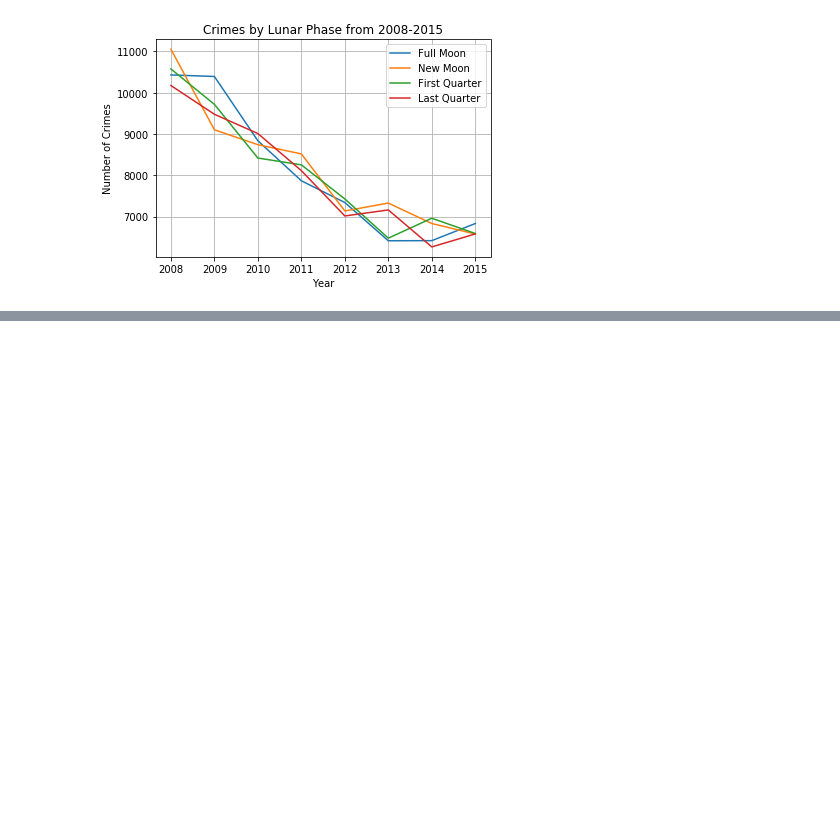
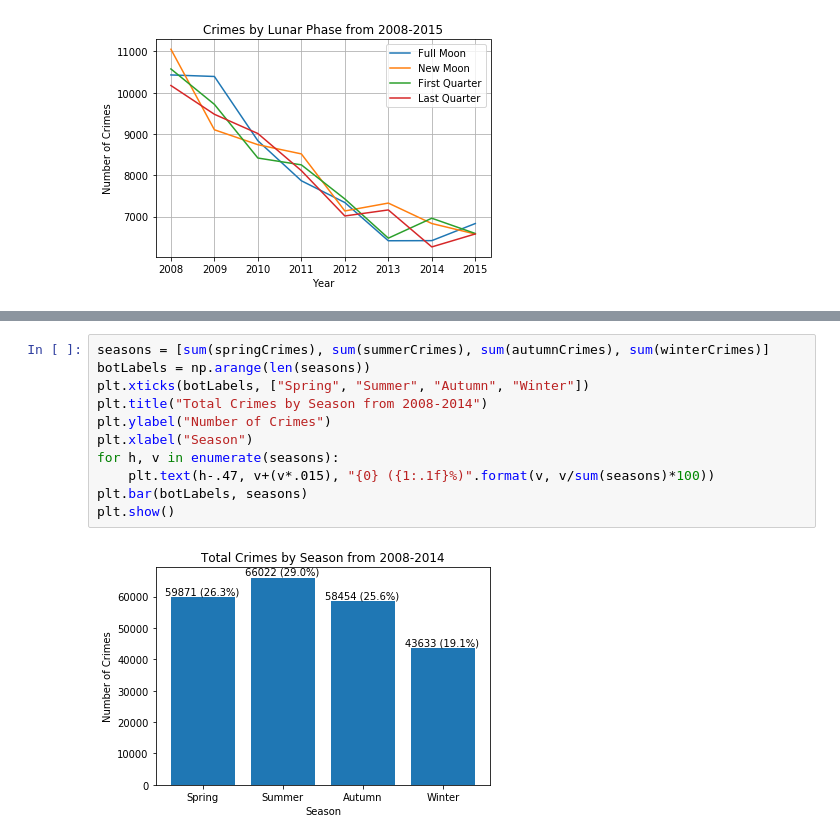
Before and after one commit to Nnothdurft/GroupC, a Jupyter notebook: Graphs.ipynb, the cells around one changed output, grey strips where cells are left out. Drawn from its saved outputs; the diff is of its cells as text; blank space fills up the shorter version.

```diff
--- a/Graphs.ipynb
+++ b/Graphs.ipynb
@@ -27,0 +50,13 @@ plt.show()
+# %%
+seasons = [sum(springCrimes), sum(summerCrimes), sum(autumnCrimes), sum(winterCrimes)]
+botLabels = np.arange(len(seasons))
+plt.xticks(botLabels, ["Spring", "Summer", "Autumn", "Winter"])
+plt.title("Total Crimes by Season from 2008-2014")
+plt.ylabel("Number of Crimes")
+plt.xlabel("Season")
+for h, v in enumerate(seasons):
+    plt.text(h-.47, v+(v*.015), "{0} ({1:.1f}%)".format(v, v/sum(seasons)*100))
+plt.bar(botLabels, seasons)
+plt.show()
+# %% [output]
+[figure, added]
```
Also changed, not shown: parts of 1 cell of this notebook.
